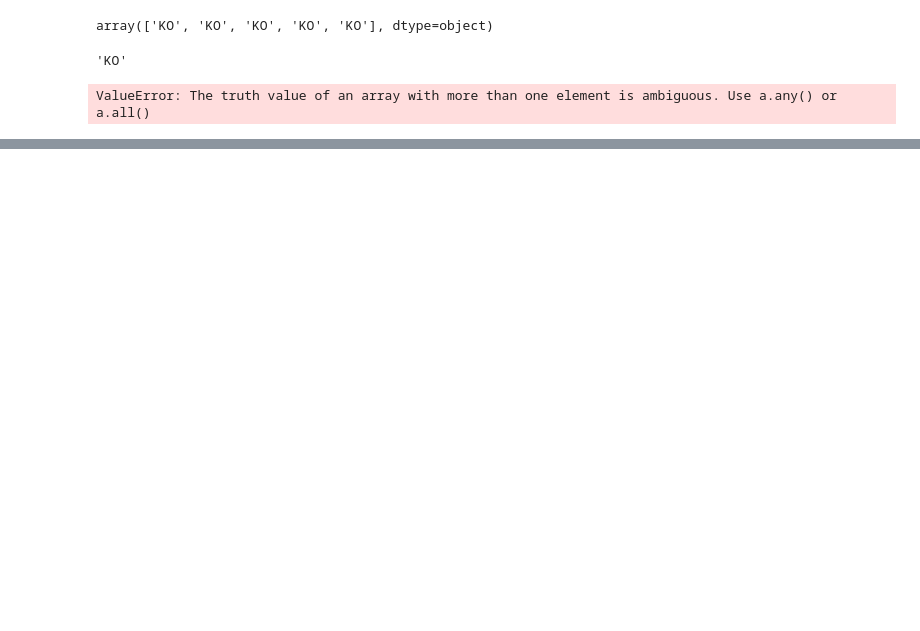
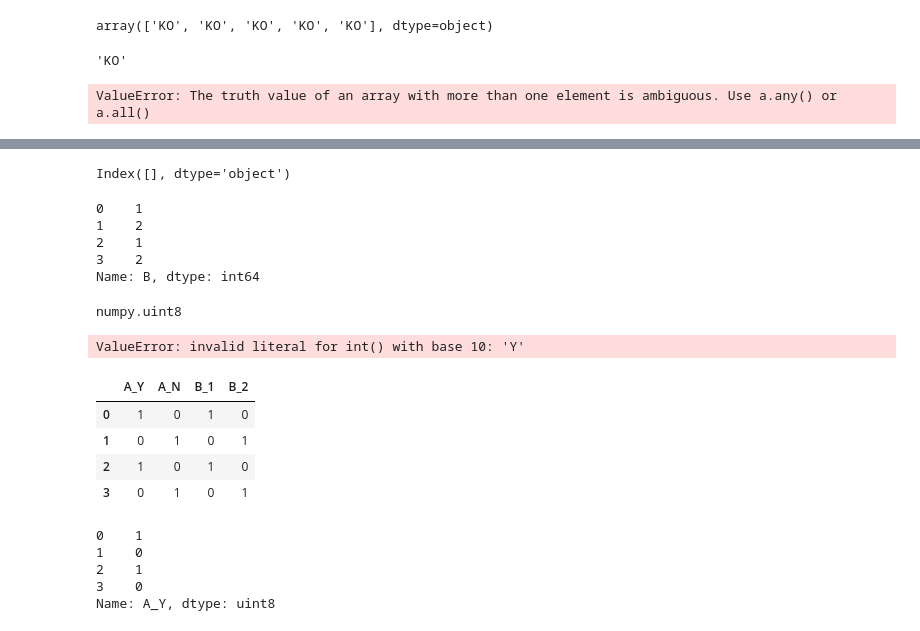
Before and after one commit to jaisenbe58r/MLearner, a Jupyter notebook: mlearner/preprocessing/FeatureDroper.ipynb, the cells around one changed output, grey strips where cells are left out. Cells and saved outputs as stored; diff of their text form; code cells hidden in the pictures; blank space fills up the shorter version.

```diff
--- a/mlearner/preprocessing/FeatureDroper.ipynb
+++ b/mlearner/preprocessing/FeatureDroper.ipynb
@@ -191,0 +243,16 @@ ValueError: The truth value of an array with more than one element is ambiguous.
+# %%
+train.select_dtypes(include = ["object"]).columns
+# %% [output]
+Index([], dtype='object')
+# %%
+train["B"]
+# %% [output]
+0    1
+1    2
+2    1
+3    2
+Name: B, dtype: int64
+# %%
+type(train["A_Y"].values[0])
+# %% [output]
+numpy.uint8
@@ -191,0 +261,28 @@ ValueError: The truth value of an array with more than one element is ambiguous.
+# %%
+test.astype(np.uint8)
+# %% [output]
+ValueError: invalid literal for int() with base 10: 'Y'
+# %%
+config_result_1 = {
+        'A_Y': [1, 0, 1, 0],
+        'A_N': [0, 1, 0, 1],
+        'B_1': [1, 0, 1, 0],
+        'B_2': [0, 1, 0, 1]
+    }
+data_result_1 = pd.DataFrame(config_result_1).astype(np.uint8)
+# %%
+data_result_1
+# %% [output]
+|  | A_Y | A_N | B_1 | B_2 |
+| 0 | 1 | 0 | 1 | 0 |
+| 1 | 0 | 1 | 0 | 1 |
+| 2 | 1 | 0 | 1 | 0 |
+| 3 | 0 | 1 | 0 | 1 |
+# %%
+data_result_1["A_Y"]
+# %% [output]
+0    1
+1    0
+2    1
+3    0
+Name: A_Y, dtype: uint8
```
Also changed, not shown: parts of 6 cells of this notebook, 4 other files.
